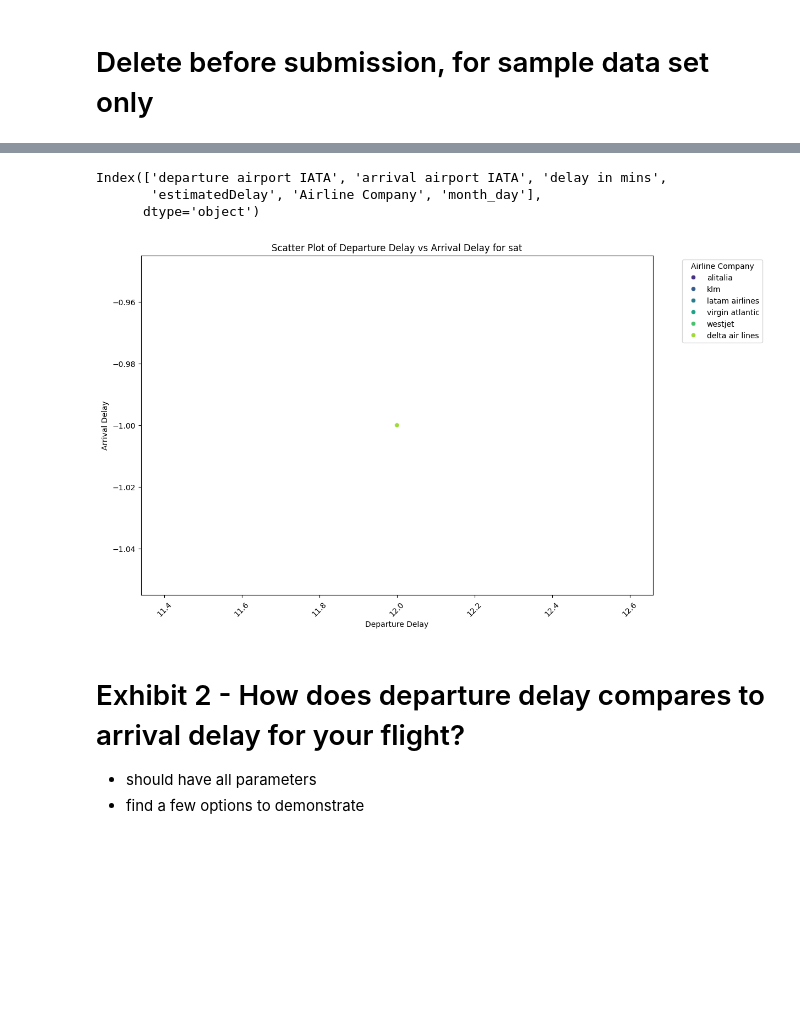
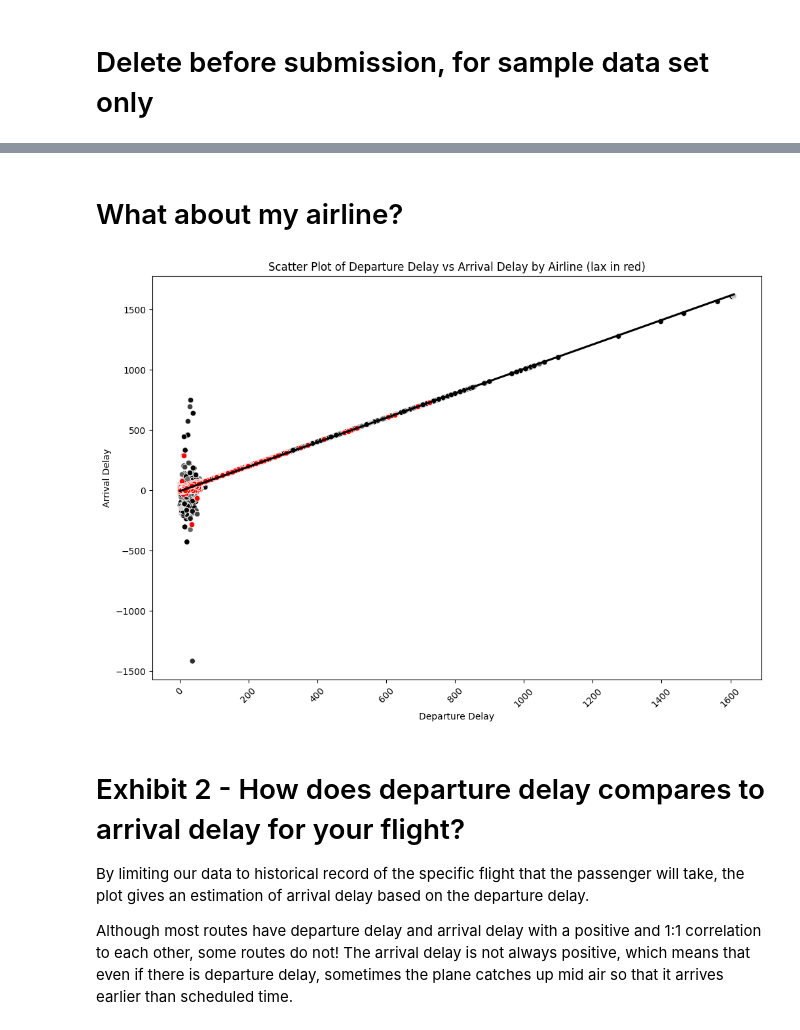
Before and after one commit to lse-ds105/ds105a-project-turkey-duck-and-fish, a Jupyter notebook: Code(src)/pplot-jan27.ipynb, the cells around one changed output, grey strips where cells are left out. Cells and saved outputs as stored; diff of their text form; code cells hidden in the pictures; blank space fills up the shorter version.

Commit message:
cleaned up doc and added to exhibit 5

```diff
--- a/Code(src)/pplot-jan27.ipynb
+++ b/Code(src)/pplot-jan27.ipynb
@@ -5,13 +5,13 @@ import pandas as pd
 
 folder_path = '../Final Data/final_data.csv'
 
-real_df = pd.read_csv(folder_path)
+df = pd.read_csv(folder_path)
 # %% [markdown]
 # Delete before submission, for sample data set only
 # %%
-df = real_df.head(100)
+# df = real_df.head(100)
 
-df.to_csv('../Final Data/subset_final_data.csv', index=False)
+# df.to_csv('../Final Data/subset_final_data.csv', index=False)
 # %%
 # from plotnine import ggplot, aes, geom_point, labs
 # %%
@@ -75,0 +76,2 @@ Index(['departure airport IATA', 'arrival airport IATA', 'delay in mins',
+# %% [markdown]
+# What about my airline?
@@ -76,51 +114,47 @@ Index(['departure airport IATA', 'arrival airport IATA', 'delay in mins',
 # %%
-# good, second graph, don't touch - data issue
 import pandas as pd
 import seaborn as sns
 import matplotlib.pyplot as plt
 
 # Assuming your dataset is stored in 'sample_final_data.csv'
 # df = pd.read_csv('sample_final_data.csv')
 
-# Get user input for the arrival airport
-arrival_airport_input = input("Enter arrival airport (e.g., LAX): ")
-
-# Filter the dataframe based on user input
-filtered_df = df[df['arrival airport IATA'] == arrival_airport_input]
-
-# Print the column names to identify the correct ones
-print(filtered_df.columns)
+# User input for the airport
+input_airport = input("Enter the airport code (e.g., ATL): ")
 
 # Adjust the column names based on your actual dataset
 x_column = 'delay in mins'  # Replace with the correct column name
 y_column = 'estimatedDelay'  # Replace with the correct column name
 
-# Plot using seaborn
+# Plot using seaborn for gray dots and regression line
 plt.figure(figsize=(12, 8))
-sns.scatterplot(x=x_column, y=y_column, hue='Airline Company', data=filtered_df, palette='viridis')
+sns.scatterplot(x=x_column, y=y_column, hue='Airline Company', data=df, palette='gray')
+sns.regplot(x=x_column, y=y_column, data=df, scatter=False, color='black')
+
+# Plot red dots for the specified airport
+sns.scatterplot(x=x_column, y=y_column, color='red', data=df[df['departure airport IATA'] == input_airport])
 
 # Rotate x-axis labels
 plt.xticks(rotation=45)
 
 # Set plot labels and title
 plt.xlabel('Departure Delay')
 plt.ylabel('Arrival Delay')
-plt.title(f'Scatter Plot of Departure Delay vs Arrival Delay for {arrival_airport_input}')
+plt.title(f'Scatter Plot of Departure Delay vs Arrival Delay by Airline ({input_airport} in red)')
 
-# Show legend
-plt.legend(title='Airline Company', bbox_to_anchor=(1.05, 1), loc='upper left')
+# Remove the legend
+plt.legend().set_visible(False)
 
 # Display the plot
 plt.show()
 # %% [output]
-Index(['departure airport IATA', 'arrival airport IATA', 'delay in mins',
-       'estimatedDelay', 'Airline Company', 'month_day'],
-      dtype='object')
-[figure, old version]
+[figure, new version]
-# %% [markdown]
-# Exhibit 2 - How does departure delay compares to arrival delay for your flight?
-* should have all parameters
-* find a few options to demonstrate
+# %% [markdown]
+# Exhibit 2 - How does departure delay compares to arrival delay for your flight?
+
+By limiting our data to historical record of the specific flight that the passenger will take, the plot gives an estimation of arrival delay based on the departure delay.
+
+Although most routes have departure delay and arrival delay with a positive and 1:1 correlation to each other, some routes do not! The arrival delay is not always positive, which means that even if there is departure delay, sometimes the plane catches up mid air so that it arrives earlier than scheduled time.
 # %%
 # need to change label content - a dot with a label, with hover- over, with regression line
 import pandas as pd
```
Also changed, not shown: parts of 14 cells of this notebook, 3 other files.
